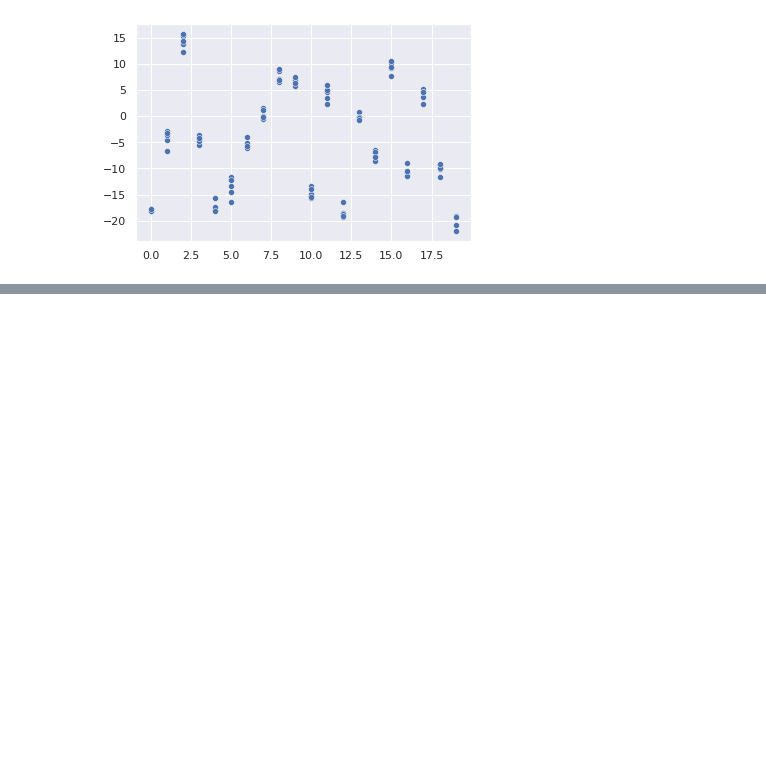
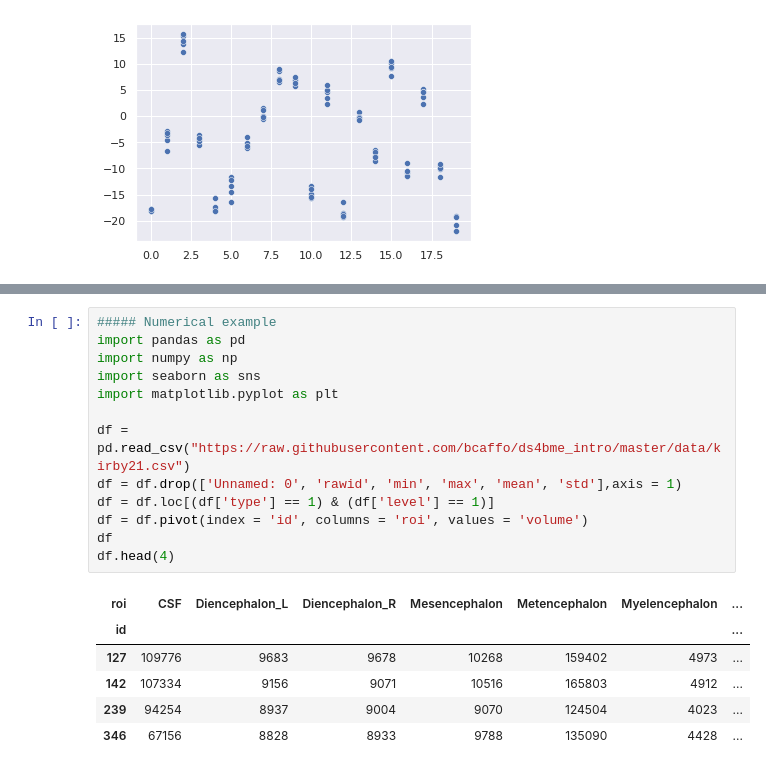
Before and after one commit to smart-stats/odsc_2023, a Jupyter notebook: part_2.ipynb, the cells around one changed output, grey strips where cells are left out. Saved outputs shown, nothing was run; the diff lists cells and outputs as text; blank space fills up the shorter version.

```diff
--- a/part_2.ipynb
+++ b/part_2.ipynb
@@ -35,0 +78,20 @@ part2_code.measurement2()
+# %%
+##### Numerical example
+import pandas as pd
+import numpy as np
+import seaborn as sns
+import matplotlib.pyplot as plt
+
+df = pd.read_csv("https://raw.githubusercontent.com/bcaffo/ds4bme_intro/master/data/kirby21.csv")
+df = df.drop(['Unnamed: 0', 'rawid', 'min', 'max', 'mean', 'std'],axis = 1)
+df = df.loc[(df['type'] == 1) & (df['level'] == 1)]
+df = df.pivot(index = 'id', columns = 'roi', values = 'volume')
+df
+df.head(4)
+# %% [output]
+| roi | CSF | Diencephalon_L | Diencephalon_R | Mesencephalon | Metencephalon | Myelencephalon | ... |
+| id |  |  |  |  |  |  | ... |
+| 127 | 109776 | 9683 | 9678 | 10268 | 159402 | 4973 | ... |
+| 142 | 107334 | 9156 | 9071 | 10516 | 165803 | 4912 | ... |
+| 239 | 94254 | 8937 | 9004 | 9070 | 124504 | 4023 | ... |
+| 346 | 67156 | 8828 | 8933 | 9788 | 135090 | 4428 | ... |
```
Also changed, not shown: parts of 17 cells of this notebook, 5 other files.
